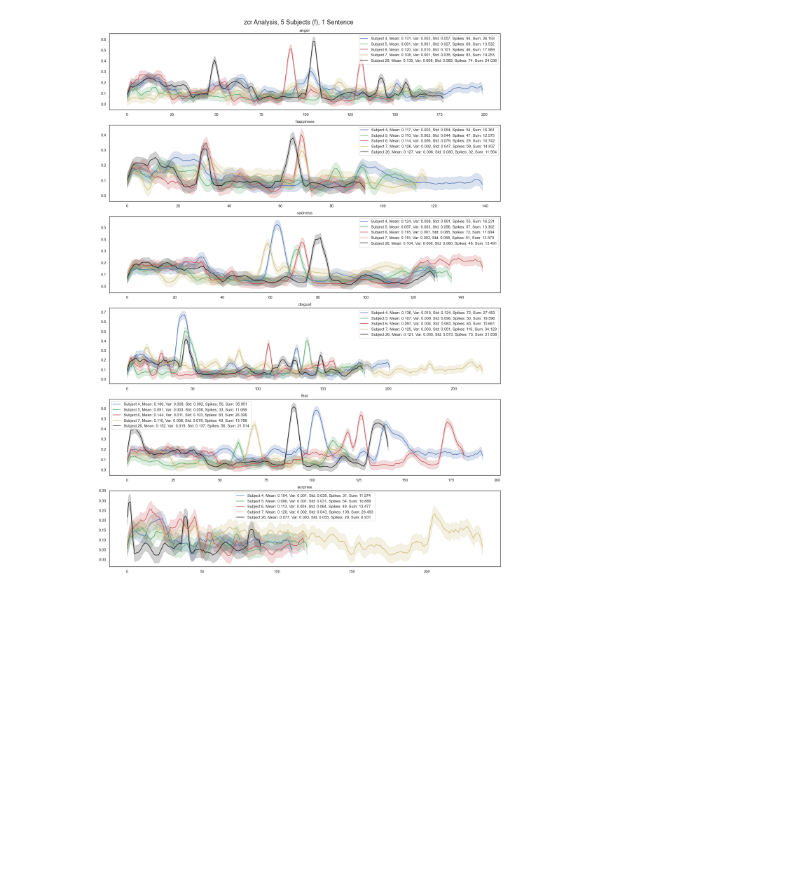
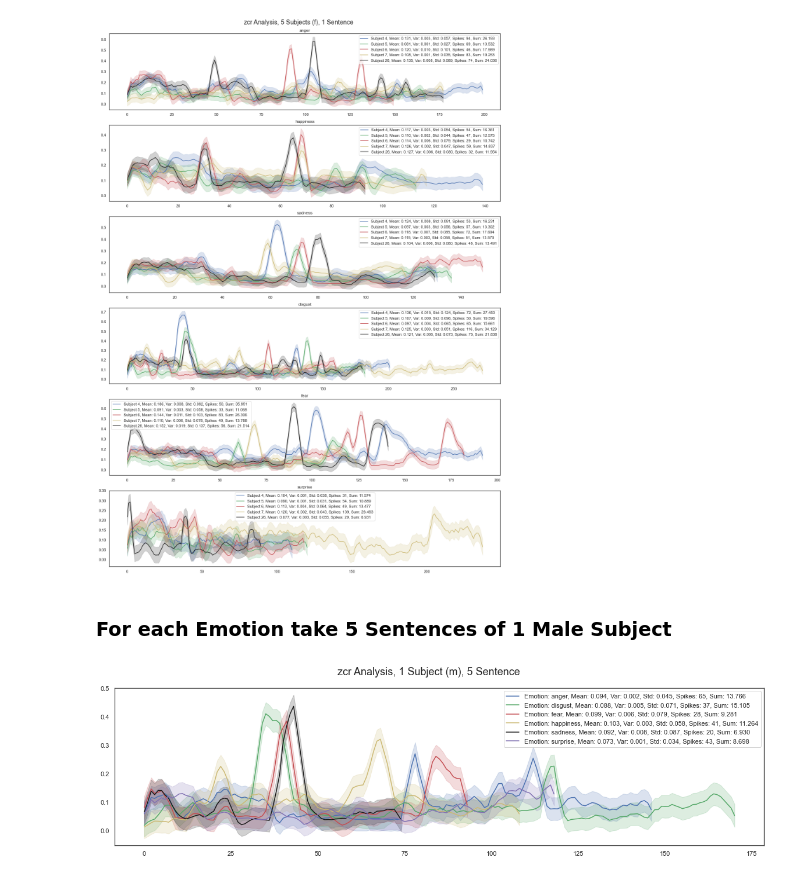
Before and after one commit to MarioCSilva/Speech_Emotion_Recognition_Thesis, a Jupyter notebook: data/1_feature_extraction.ipynb, the cells around one changed output. Cells and saved outputs as stored; diff of their text form; code cells hidden in the pictures; blank space fills up the shorter version.

```diff
--- a/data/1_feature_extraction.ipynb
+++ b/data/1_feature_extraction.ipynb
@@ -385,6 +385,33 @@ def analyse_feature(df, feature, gender):
         ax.legend()
 
     plt.show()
+# %%
+def analyse_feature_same_subject(df, feature, gender):
+    subject = "s1" if gender == "m" else "s4"
+    grid = plt.GridSpec(1, 1, wspace=.1, hspace=.4)
+    fig = plt.figure(figsize=(20,5), tight_layout=True)
+    fig.suptitle(f"{feature} Analysis, 1 Subject ({gender}), 5 Sentence", fontsize=18)
+    threshold = 0.04
+
+    subj_data = df.loc[df['File'].str.contains(f"{subject}_[a-z]*_1", regex = True)]
+    ax = plt.subplot(grid[0, :])
+    for i, data in enumerate(subj_data.iterrows()):
+        subj, data = data
+        color = colors[i]
+        zcr = np.array(data[feature])
+        num_spikes = spikes(zcr)
+        mean = np.mean(zcr)
+        sum = np.sum(zcr)
+        var = np.var(zcr)
+        std = np.std(zcr)
+        label = f"Emotion: {data['Emotion']}, Mean: {mean:.03f}, Var: {var:.03f}, Std: {std:.03f}, Spikes: {num_spikes}, Sum: {sum:.03f}"
+        zcr = np.concatenate(zcr)
+        x = np.arange(len(zcr))
+        ax.plot(zcr, f'{color}-', label=label)
+        ax.fill_between(x, zcr + threshold, zcr - threshold, color=color, alpha=0.2)
+    ax.legend()
+
+    plt.show()
 # %% [markdown]
 ## Zero Crossing Rate Analysis
 # %% [markdown]
@@ -400,3 +427,9 @@ analyse_feature(df, 'zcr', 'm')
 analyse_feature(df, 'zcr', 'f')
 # %% [output]
 [figure]
+# %% [markdown]
+### For each Emotion take 5 Sentences of 1 Male Subject
+# %%
+analyse_feature_same_subject(df, 'zcr', 'm')
+# %% [output]
+[figure, added]
```
Also changed, not shown: parts of 2 cells of this notebook, 2 other files.
